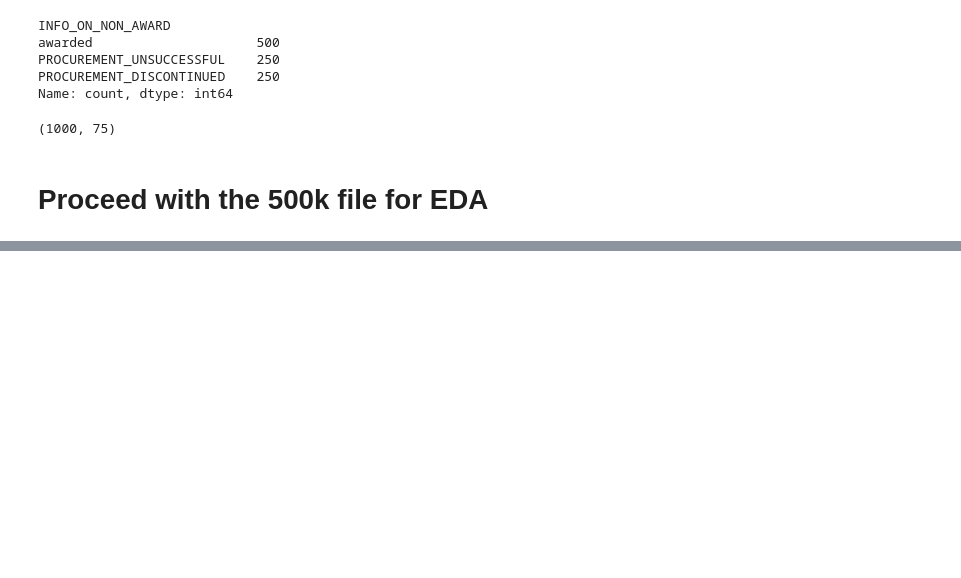
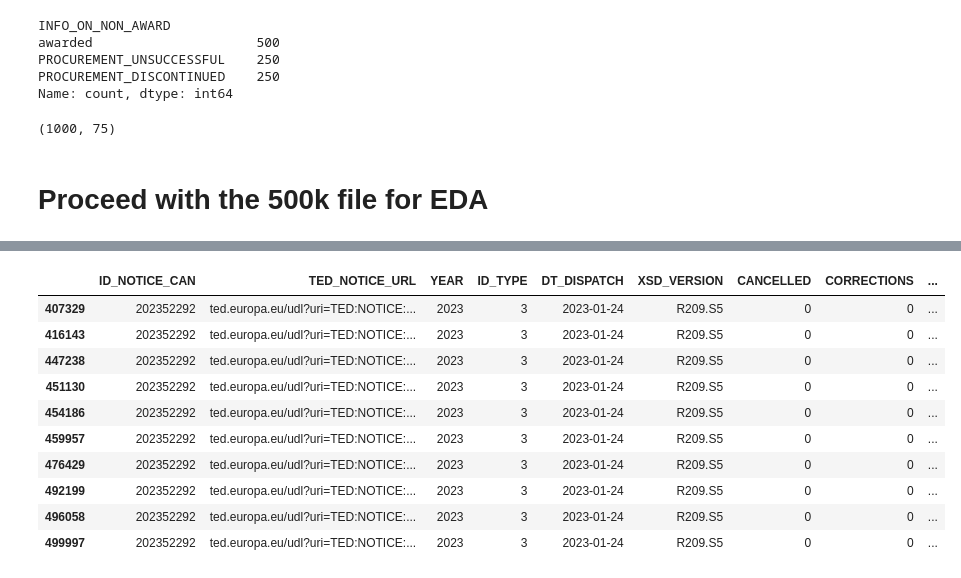
Before and after one commit to Tescoa00/radar.vectyfi, a Jupyter notebook: notebooks/aleimba_vectyfi_radar_eda.ipynb, the cells around one changed output, grey strips where cells are left out. Drawn from its saved outputs; the diff is of its cells as text; code cells hidden in the pictures; blank space fills up the shorter version.

```diff
--- a/notebooks/aleimba_vectyfi_radar_eda.ipynb
+++ b/notebooks/aleimba_vectyfi_radar_eda.ipynb
@@ -390,0 +555,15 @@ df_raw_all_balanced.shape
+# %%
+# example of duplicated IDs 'ID_NOTICE_CAN'
+df[df['ID_NOTICE_CAN']==202352292].tail(10)
+# %% [output]
+|  | ID_NOTICE_CAN | TED_NOTICE_URL | YEAR | ID_TYPE | DT_DISPATCH | XSD_VERSION | CANCELLED | CORRECTIONS | ... |
+| 407329 | 202352292 | ted.europa.eu/udl?uri=TED:NOTICE:... | 2023 | 3 | 2023-01-24 | R209.S5 | 0 | 0 | ... |
+| 416143 | 202352292 | ted.europa.eu/udl?uri=TED:NOTICE:... | 2023 | 3 | 2023-01-24 | R209.S5 | 0 | 0 | ... |
+| 447238 | 202352292 | ted.europa.eu/udl?uri=TED:NOTICE:... | 2023 | 3 | 2023-01-24 | R209.S5 | 0 | 0 | ... |
+| 451130 | 202352292 | ted.europa.eu/udl?uri=TED:NOTICE:... | 2023 | 3 | 2023-01-24 | R209.S5 | 0 | 0 | ... |
+| 454186 | 202352292 | ted.europa.eu/udl?uri=TED:NOTICE:... | 2023 | 3 | 2023-01-24 | R209.S5 | 0 | 0 | ... |
+| 459957 | 202352292 | ted.europa.eu/udl?uri=TED:NOTICE:... | 2023 | 3 | 2023-01-24 | R209.S5 | 0 | 0 | ... |
+| 476429 | 202352292 | ted.europa.eu/udl?uri=TED:NOTICE:... | 2023 | 3 | 2023-01-24 | R209.S5 | 0 | 0 | ... |
+| 492199 | 202352292 | ted.europa.eu/udl?uri=TED:NOTICE:... | 2023 | 3 | 2023-01-24 | R209.S5 | 0 | 0 | ... |
+| 496058 | 202352292 | ted.europa.eu/udl?uri=TED:NOTICE:... | 2023 | 3 | 2023-01-24 | R209.S5 | 0 | 0 | ... |
+| 499997 | 202352292 | ted.europa.eu/udl?uri=TED:NOTICE:... | 2023 | 3 | 2023-01-24 | R209.S5 | 0 | 0 | ... |
```
Also changed, not shown: parts of 62 cells of this notebook.
